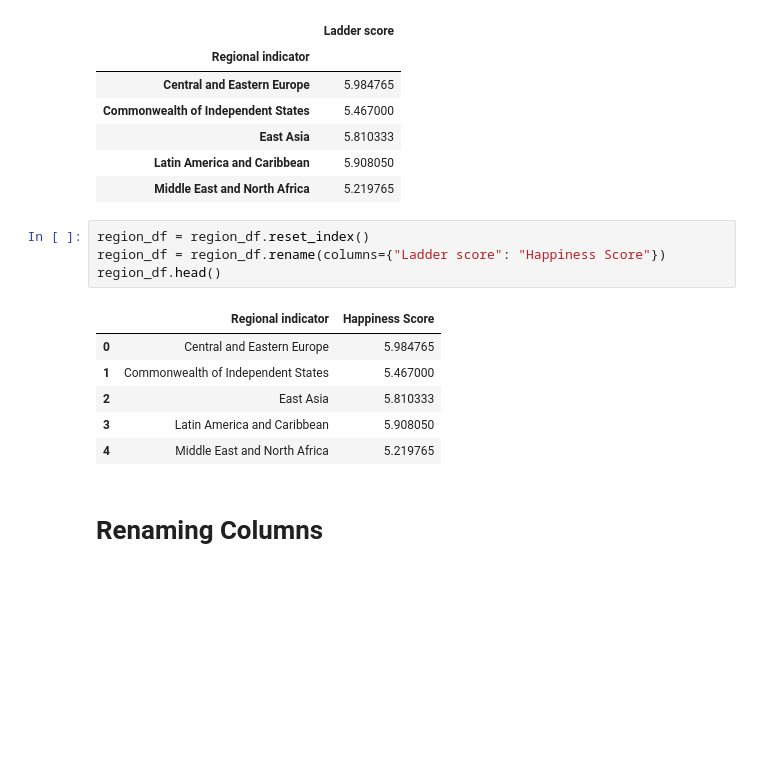
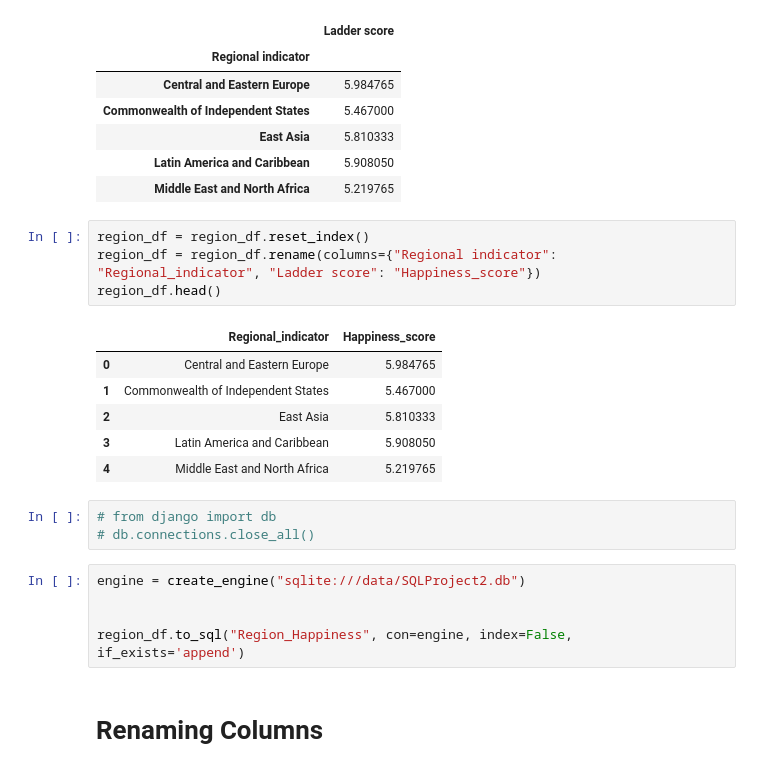
Before and after one commit to CoryOpie/Project_2, a Jupyter notebook: CleanProject.ipynb, the cells around one changed output. Cells and saved outputs as stored; diff of their text form; blank space fills up the shorter version.

```diff
--- a/CleanProject.ipynb
+++ b/CleanProject.ipynb
@@ -107,15 +107,23 @@ region_df.head()
 | Middle East and North Africa | 5.219765 |
 # %%
 region_df = region_df.reset_index()
-region_df = region_df.rename(columns={"Ladder score": "Happiness Score"})
+region_df = region_df.rename(columns={"Regional indicator": "Regional_indicator", "Ladder score": "Happiness_score"})
 region_df.head()
 # %% [output]
-|  | Regional indicator | Happiness Score |
+|  | Regional_indicator | Happiness_score |
 | 0 | Central and Eastern Europe | 5.984765 |
 | 1 | Commonwealth of Independent States | 5.467000 |
 | 2 | East Asia | 5.810333 |
 | 3 | Latin America and Caribbean | 5.908050 |
 | 4 | Middle East and North Africa | 5.219765 |
+# %%
+# from django import db
+# db.connections.close_all()
+# %%
+engine = create_engine("sqlite:///data/SQLProject2.db")
+
+
+region_df.to_sql("Region_Happiness", con=engine, index=False, if_exists='append')
 # %% [markdown]
 # Renaming Columns
 # %%
```
Also changed, not shown: parts of 12 cells of this notebook, 5 other files.
